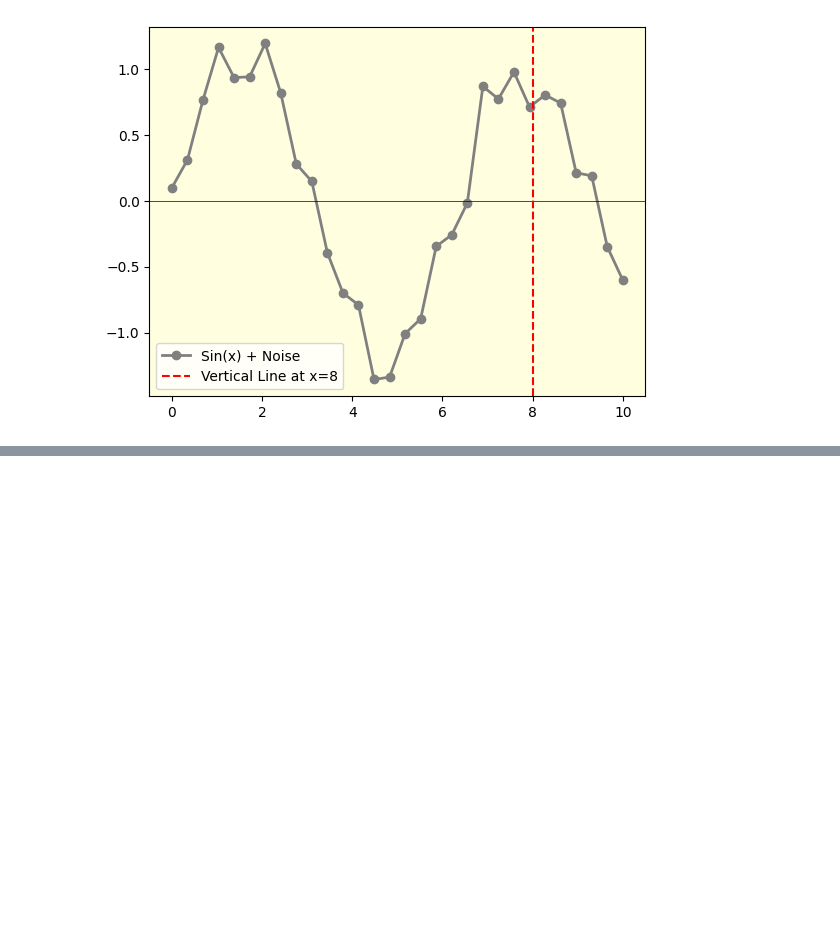
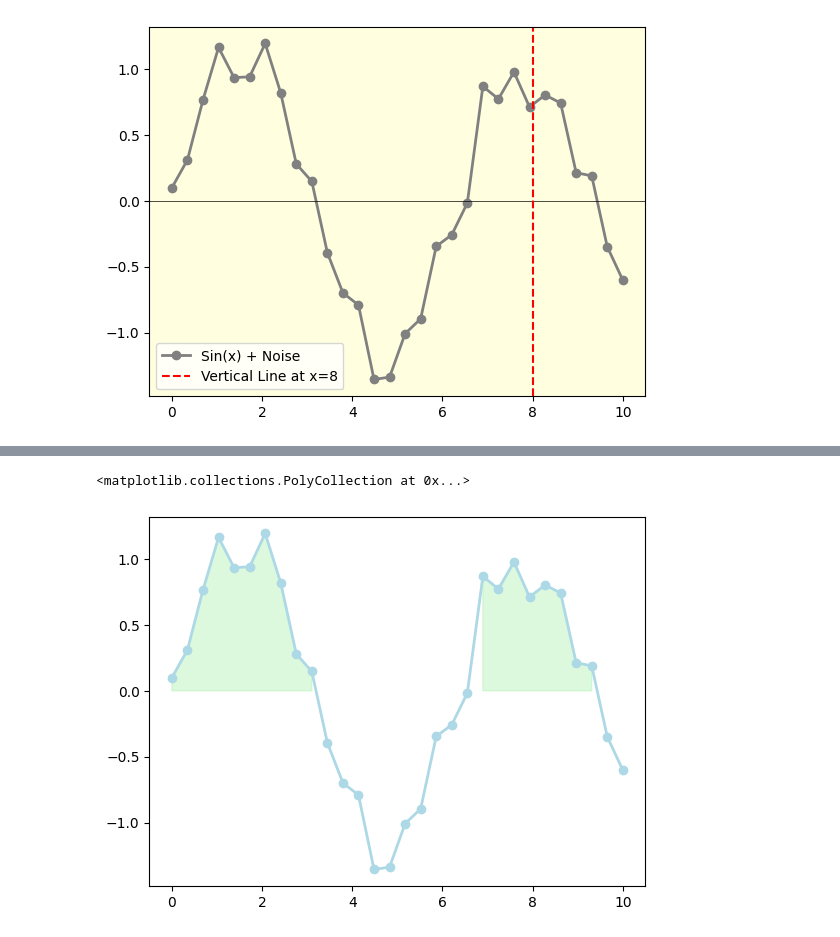
Before and after one commit to rvigneshwaran/datascience-implementations, a Jupyter notebook: 01-data-science-fundamentals/02-statistical-data-visualization/02-matplotlib-visualization/01-line-plot/01-line-plot.ipynb, the cells around one changed output, grey strips where cells are left out. Drawn from its saved outputs; the diff is of its cells as text; code cells hidden in the pictures; blank space fills up the shorter version.

```diff
--- a/01-data-science-fundamentals/02-statistical-data-visualization/02-matplotlib-visualization/01-line-plot/01-line-plot.ipynb
+++ b/01-data-science-fundamentals/02-statistical-data-visualization/02-matplotlib-visualization/01-line-plot/01-line-plot.ipynb
@@ -150,0 +175,7 @@ plt.gca().set_facecolor('lightyellow')
+# %%
+# Example 18: Adding Shaded Regions
+plt.plot(x, y, label='Sin(x) + Noise', color='lightblue', marker='o', linestyle='-', linewidth=2)
+plt.fill_between(x, y, where=(y > 0), color='lightgreen', alpha=0.3, label='Positive Region')
+# %% [output]
+<matplotlib.collections.PolyCollection at 0x...>
+[figure, added]
```
Also changed, not shown: parts of 5 cells of this notebook, 1 other file.
